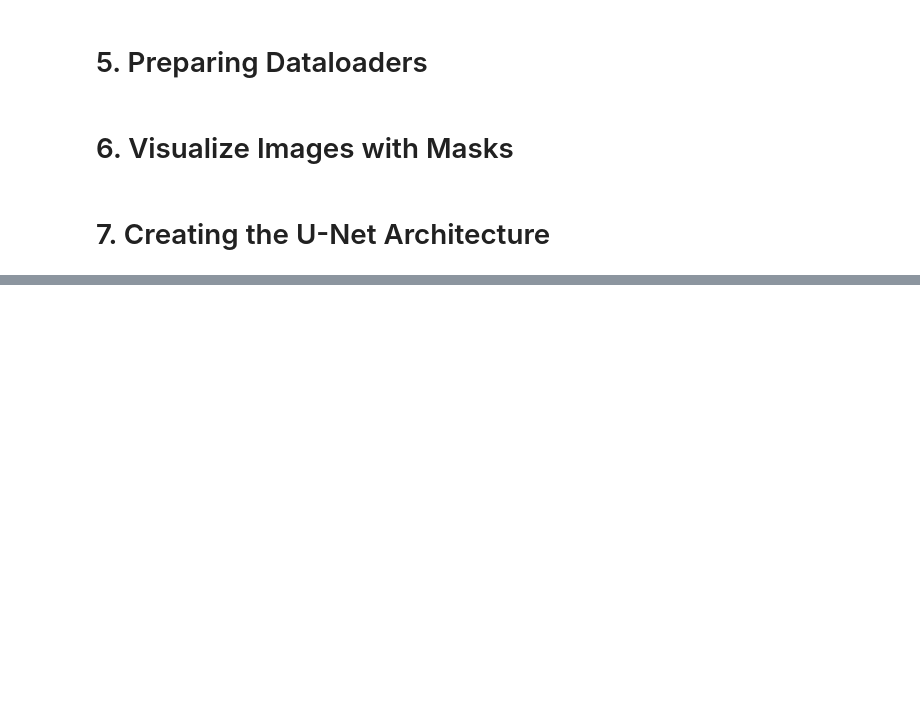
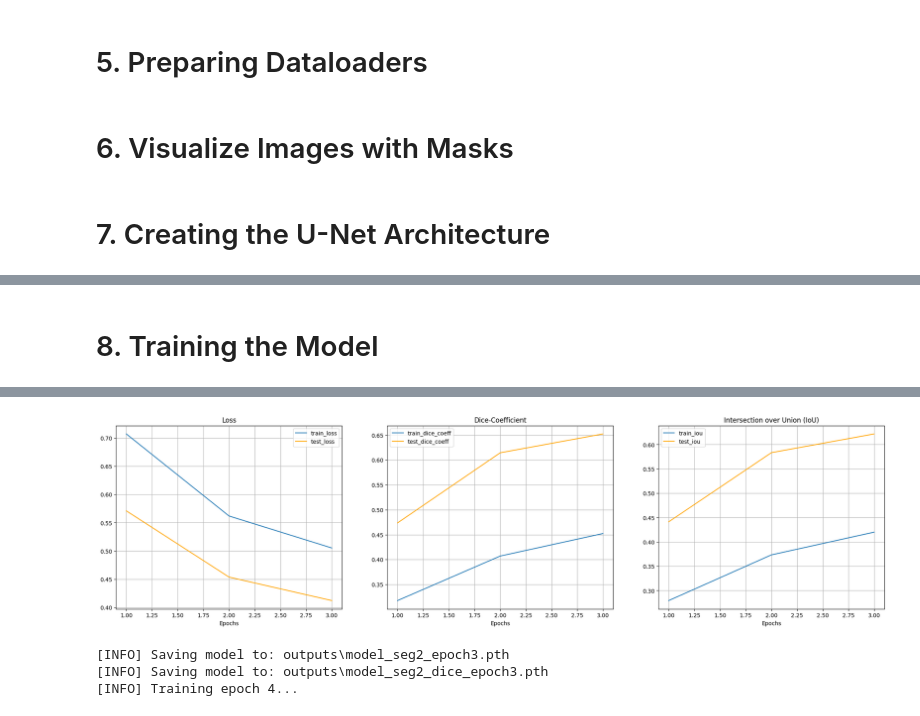
Before and after one commit to sergio-sanz-rodriguez/torchsuite, a Jupyter notebook: image_segmentation.ipynb, the cells around one changed output, grey strips where cells are left out. Saved outputs shown, nothing was run; the diff lists cells and outputs as text; code cells hidden in the pictures; blank space fills up the shorter version.

Commit message:
added image_segmentation notebook

```diff
--- a/image_segmentation.ipynb
+++ b/image_segmentation.ipynb
@@ -263,9 +241,10 @@ x1: The UpSampled Feature Map
 # %%
 # The dataset contains two classes only: background and person
 NUM_CLASSES = len(target_categories)
-BATCH_SIZE = 8
-IMG_SIZE = (512, 512)
-AUGMENT_MAGNITUDE = 3 # Max is 5
+BATCH_SIZE = 4
+ACCUM_STEPS = 8
+IMG_SIZE = (384, 384) #(512, 512)
+AUGMENT_MAGNITUDE = 4 # 1 (low) to 5 (high)
 
 # Define training, validation, and test data loaders
 train_dataloader = torch.utils.data.DataLoader(
@@ -283,7 +262,7 @@ train_dataloader = torch.utils.data.DataLoader(
         ),
     batch_size=BATCH_SIZE,
     shuffle=True,
-    collate_fn=collate_fn
+    pin_memory=True,
 )
 
 val_dataloader = torch.utils.data.DataLoader(
@@ -301,7 +280,7 @@ val_dataloader = torch.utils.data.DataLoader(
         ),
     batch_size=BATCH_SIZE,
     shuffle=False,
-    collate_fn=collate_fn
+    pin_memory=True,
 )
 
 test_dataloader = torch.utils.data.DataLoader(
@@ -317,9 +296,9 @@ test_dataloader = torch.utils.data.DataLoader(
             ),
         class_dictionary=target_categories
         ),
-    batch_size=2,
+    batch_size=BATCH_SIZE,
     shuffle=False,
-    collate_fn=collate_fn
+    pin_memory=True,
 )
 # %% [markdown]
 # 6. Visualize Images with Masks
@@ -425,0 +400,61 @@ Estimated Total Size (MB): 18654.61
+# %% [markdown]
+# 8. Training the Model
+# %%
+# Train the model
+EPOCHS = 30
+LR = 1e-4
+model_type="model_seg2"
+model_name = model_type + ".pth"
+
+torch.cuda.empty_cache()
+
+# Create AdamW optimizer
+optimizer = torch.optim.AdamW(
+    params=model.parameters(),
+    lr=LR,
+    betas=(0.9, 0.999),
+    weight_decay=1e-4
+    )
+
+# Create loss function
+#loss_fn = torch.nn.CrossEntropyLoss(label_smoothing=0.1)
+loss_fn = DiceCrossEntropyLoss(
+    num_classes=NUM_CLASSES,
+    label_smoothing=0.1
+    )
+
+# Set scheduler
+scheduler = FixedLRSchedulerWrapper(
+    scheduler=CosineAnnealingLR(optimizer, T_max=EPOCHS, eta_min=1e-6),
+    fixed_lr=1e-6,
+    fixed_epoch=EPOCHS
+    )
+
+# Set seeds
+set_seeds(SEED)
+
+# And train...
+
+# Instantiate the classification engine with the created model and the target device
+engine = SegmentationEngine(
+    model=model,
+    log_verbose=True,
+    device=device
+    )
+
+# Configure the training method
+results = engine.train(
+    target_dir=MODEL_DIR,                       # Directory where the model will be saved
+    model_name=model_name,                      # Name of the model
+    save_best_model=["last", "dice"],           # Save the best models based on different criteria
+    keep_best_models_in_memory=False,           # Do not keep the models stored in memory for the sake of training time and memory efficiency
+    train_dataloader=train_dataloader,          # Train dataloader
+    test_dataloader=val_dataloader,             # Validation/test dataloader
+    num_classes=NUM_CLASSES,                    # Number of classes
+    optimizer=optimizer,                        # Optimizer
+    loss_fn=loss_fn,                            # Loss function
+    scheduler=scheduler,                        # Scheduler
+    epochs=EPOCHS,                              # Total number of epochs
+    accumulation_steps=ACCUM_STEPS              # Accumulation steps: effective batch size = batch_size x accumulation steps
+    )
+# %% [output]
@@ -425,0 +463,4 @@ Estimated Total Size (MB): 18654.61
+[figure, added]
+[INFO] Saving model to: outputs\model_seg2_epoch3.pth
+[INFO] Saving model to: outputs\model_seg2_dice_epoch3.pth
+[INFO] Training epoch 4...
```
Also changed, not shown: parts of 10 cells of this notebook.
